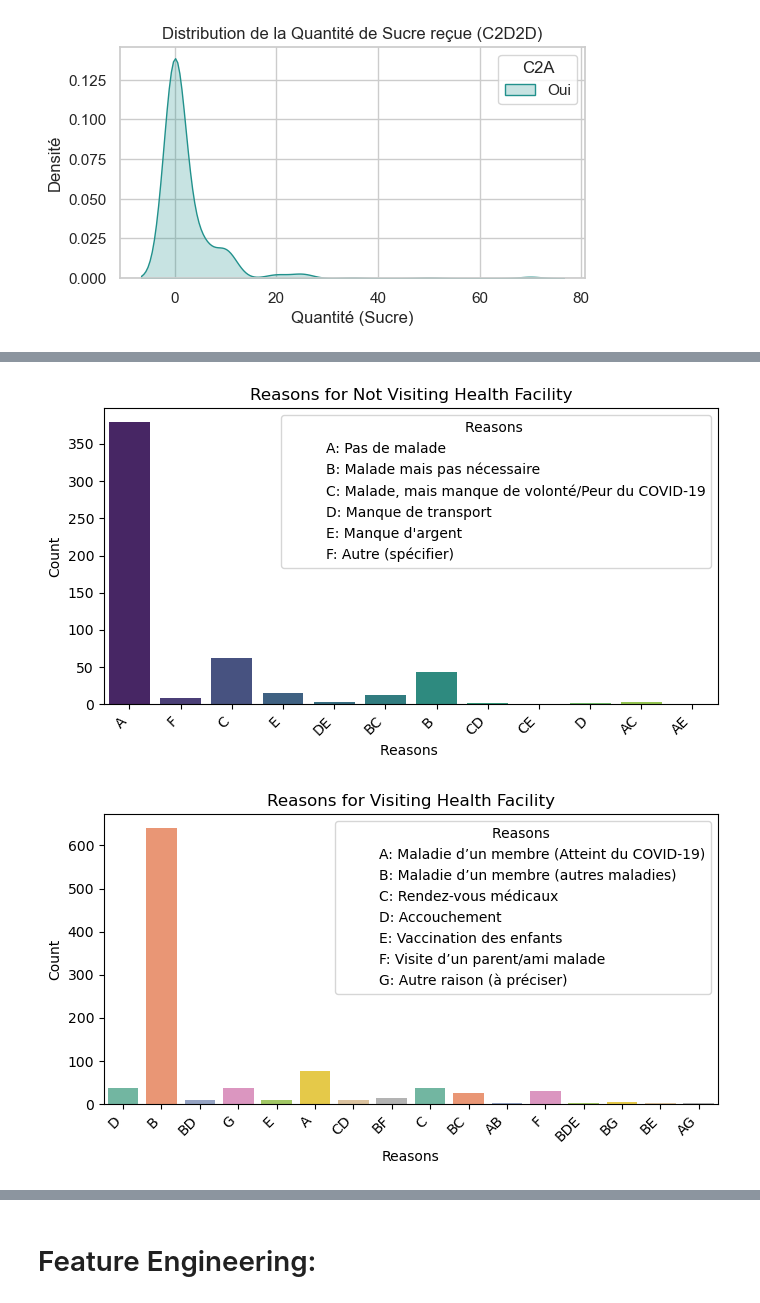
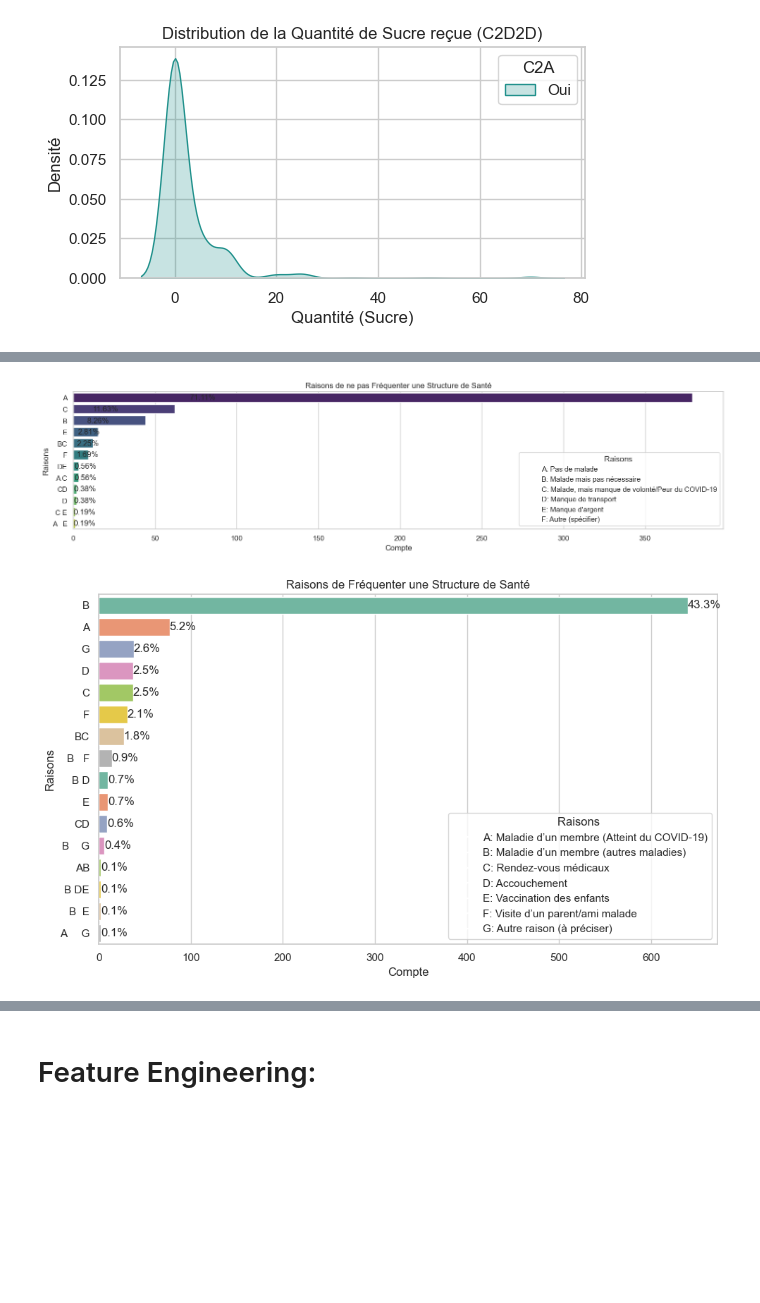
Before and after one commit to Abmstpha/Covid_Mauritania, a Jupyter notebook: Covid.ipynb, the cells around one changed output, grey strips where cells are left out. Saved outputs shown, nothing was run; the diff lists cells and outputs as text; code cells hidden in the pictures; blank space fills up the shorter version.

```diff
--- a/Covid.ipynb
+++ b/Covid.ipynb
@@ -127,6 +127,6 @@ df.filter(regex=re.compile('^D1'))
 df = df.applymap(lambda x: x.strip() if isinstance(x, str) else x)
 # %%
 #here I want to remove all spaces within the string values
-df = df.applymap(lambda x: ''.join(x.split()) if isinstance(x, str) else x)
+# df = df.applymap(lambda x: ''.join(x.split()) if isinstance(x, str) else x)
 # %%
 df['C1B'] = df['C1B'].replace('Radio', 'A')
@@ -648,0 +679,19 @@ plt.show()
+# %%
+import seaborn as sns
+import matplotlib.pyplot as plt
+
+plt.figure(figsize=(10, 4))
+
+# Create a horizontal bar plot for 'D1A'
+sns.countplot(y='D1A', data=df, palette='viridis', order=df['D1A'].value_counts().index)
+
+# Adding percentages on the bars
+for index, value in enumerate(df['D1A'].value_counts(normalize=True) * 100):
+    plt.text(value, index, f'{value:.2f}%', va='center')
+
+plt.title("Appréciation de l'Approvisionnement en Denrées de Premières Nécessités (D1A)")
+plt.xlabel('Count')
+plt.ylabel('Appréciation')
+plt.tight_layout()
+
+plt.show()
@@ -665,35 +765,42 @@ plt.show()
 # %%
 import matplotlib.pyplot as plt
 import seaborn as sns
 
 # Mapping between codes and their meanings
 reasons_mapping = {
     'A': 'Pas de malade',
     'B': 'Malade mais pas nécessaire',
     'C': 'Malade, mais manque de volonté/Peur du COVID-19',
     'D': 'Manque de transport',
     'E': "Manque d'argent",
     'F': 'Autre (spécifier)'
 }
 
+# Assuming your DataFrame is named 'df'
+plt.figure(figsize=(15, 4))
 
-plt.figure(figsize=(7, 4))
-sns.countplot(x='D2B', data=df, palette='viridis')
+# Order the bars based on value counts
+order = df['D2B'].value_counts().index
+
+# Create a horizontal count plot
+sns.countplot(y='D2B', data=df, order=order, palette='viridis')
+# Adding percentages on the bars
+for index, value in enumerate(df['D2B'].value_counts(normalize=True) * 100):
+    plt.text(value, index, f'{value:.2f}%', va='center')
 
 # Adding legend
 handles = [plt.Line2D([0], [0], marker='o', color='w', label=f'{code}: {reason}')
            for code, reason in reasons_mapping.items()]
-plt.legend(handles=handles, title='Reasons ', loc='upper right')
+plt.legend(handles=handles, title='Raisons ', loc='lower right')
 
-plt.title('Reasons for Not Visiting Health Facility')
-plt.xlabel('Reasons ')
-plt.ylabel('Count')
-plt.xticks(rotation=45, ha='right')  # Rotate x-axis labels for better visibility
+plt.title('Raisons de ne pas Fréquenter une Structure de Santé')
+plt.xlabel('Compte')
+plt.ylabel('Raisons')
 plt.tight_layout()
 
 plt.show()
 # %% [output]
-[figure, old version]
+[figure, new version]
 # %%
 import matplotlib.pyplot as plt
 import seaborn as sns
@@ -709,22 +816,34 @@ reasons_mapping_d2c = {
     'G': 'Autre raison (à préciser)'
 }
 
+# Assuming your DataFrame is named 'df'
+plt.figure(figsize=(10, 6))
 
-plt.figure(figsize=(7, 4))
-sns.countplot(x='D2C', data=df, palette='Set2')
+# Order the bars based on value counts
+order = df['D2C'].value_counts().index
+
+# Create a horizontal count plot
+ax = sns.countplot(y='D2C', data=df, order=order, palette='Set2')
 
 # Adding legend
 handles_d2c = [plt.Line2D([0], [0], marker='o', color='w', label=f'{code}: {reason}')
                for code, reason in reasons_mapping_d2c.items()]
-plt.legend(handles=handles_d2c, title='Reasons ', loc='upper right')
+plt.legend(handles=handles_d2c, title='Raisons ', loc='lower right')
 
-plt.title('Reasons for Visiting Health Facility')
-plt.xlabel('Reasons')
-plt.ylabel('Count')
-plt.xticks(rotation=45, ha='right')  # Rotate x-axis labels for better visibility
+# Add percentages on the bars
+total_d2c = len(df['D2C'])
+for p in ax.patches:
+    percentage = '{:.1f}%'.format(100 * p.get_width() / total_d2c)
+    x = p.get_x() + p.get_width() + 0.02
+    y = p.get_y() + p.get_height() / 2
+    ax.annotate(percentage, (x, y), ha='left', va='center')
+
+plt.title('Raisons de Fréquenter une Structure de Santé')
+plt.xlabel('Compte')
+plt.ylabel('Raisons')
 plt.tight_layout()
 
 plt.show()
 # %% [output]
-[figure, old version]
+[figure, new version]
 # %%
```
Also changed, not shown: parts of 23 cells of this notebook.
